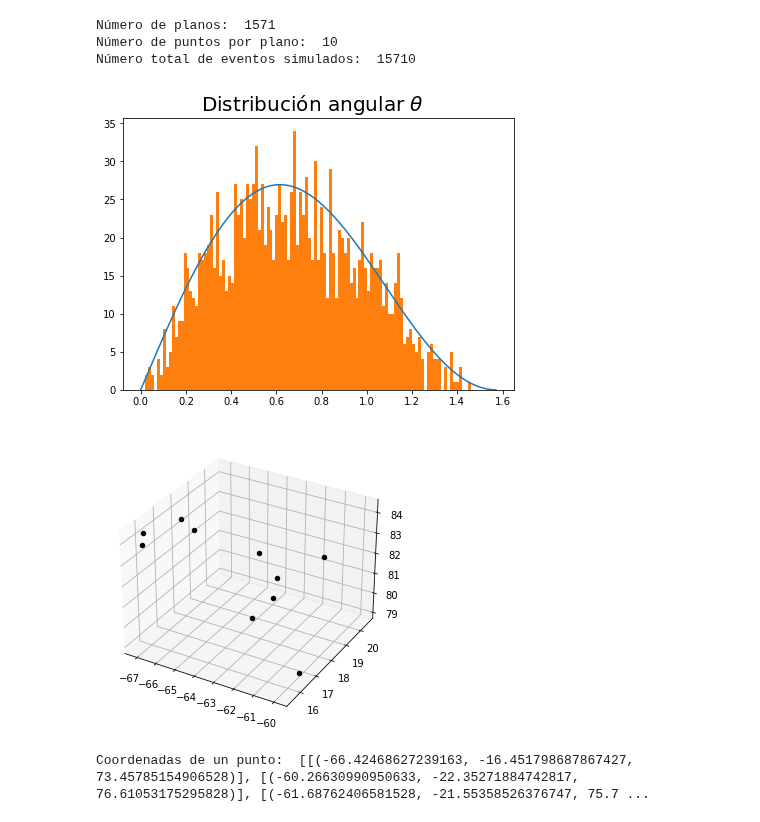
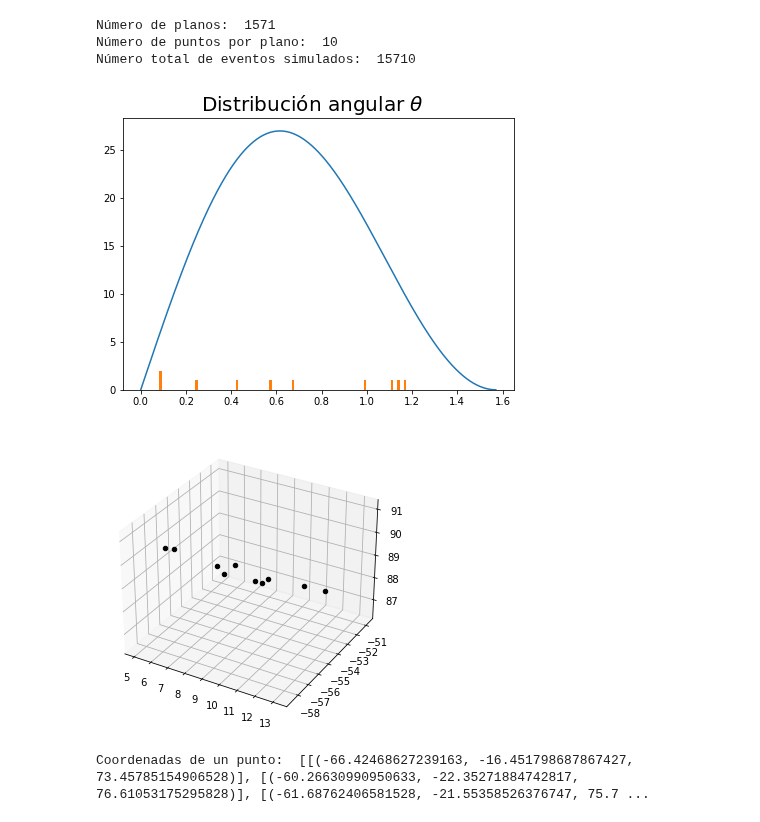
Before and after one commit to mausanram/CodigosICN, a Jupyter notebook: Simulacion_ab_initio/Sim_ab_initio.ipynb, the cells around one changed output. Saved outputs shown, nothing was run; the diff lists cells and outputs as text; code cells hidden in the pictures.

```diff
--- a/Simulacion_ab_initio/Sim_ab_initio.ipynb
+++ b/Simulacion_ab_initio/Sim_ab_initio.ipynb
@@ -22,16 +22,24 @@ Theta_true = dis_angular(Theta) ## Distribución angular theta real.
 list_random_th = []
 list_random_phi = []
 list_points_per_plane = []
+list_random_energy = []
+list_random_energy_per_plane = []
+
 Vectors = []
 Points = []
 
-for i in np.arange(0,len(Theta)):
+
+E = np.arange(10, 100000, 1)
+
+for i in np.arange(0,10):
     list_random_plane_point = []
     Random_th = rand.choices(Theta, Theta_true) ## Escoje un ángulo segun la distribución de Theta_true
-    list_random_th.append(Random_th)    ## Lo anexa en una lista
+    list_random_th.append(Random_th[0])    ## Lo anexa en una lista
 
     Random_phi = rand.choice(Phi)   ## Lo mismo pero con phi
     list_random_phi.append(Random_phi)
+
+    Energy_dist = dis_energy(E, Random_th[0])
 
     # Point = Radio * [ np.sin(Random_th) * np.cos(Random_phi), np.sin(Random_th) * np.sin(Random_phi), np.cos(Random_th)]
     Vec = coord_cartesian(Random_th, Random_phi)
@@ -57,38 +65,42 @@ for i in np.arange(0,len(Theta)):
         random_plane_point = [Point[0] + P_vector[0], Point[1] + P_vector[1], Point[2] + P_vector[2]]
         list_random_plane_point.append(random_plane_point)
 
+        Random_energy = rand.choices(E, Energy_dist)
+        list_random_energy.append(Random_energy[0])
+
+    list_random_energy_per_plane.append(list_random_energy)
     list_points_per_plane.append(list_random_plane_point)
 
 random_th_array = np.array(list_random_th)
 random_phi_array = np.array(list_random_phi)
 # type(Random_th)
 # len(Random_th)
 # Random_th
 
 fig, axs = plt.subplots(figsize=[7,5])
 
 # Theta
 axs.plot(Theta, 70 * Theta_true)
 # plt.plot(Theta_true, Theta)
 # plt.plot(list_random_th, Theta, '.')
 # plt.plot(Theta_true, list_random_th, '.')
 
 axs.hist(random_th_array, bins = 110)
 fig.suptitle(r'Distribución angular $\theta$', y = 0.95, size = 20)
 
 
 ## Phi
 # plt.hist(random_phi_array, bins = 20)
 print('Número de planos: ', len(Theta))
 print('Número de puntos por plano: ', len(list_points_per_plane[0]))
 print('Número total de eventos simulados: ', len(Theta) * len(list_points_per_plane[0]))
 
 plt.show()
 # %% [output]
 Número de planos:  1571
 Número de puntos por plano:  10
 Número total de eventos simulados:  15710
-[figure, old version]
+[figure, new version]
 # %%
 fig = plt.figure()
 # Creamos el plano 3D
@@ -118,7 +130,7 @@ ax1.plot_surface(x_s, y_s, z_s)
 # Mostramos el gráfico
 plt.show()
 # %% [output]
-[figure, old version]
+[figure, new version]
 # %%
 print('Coordenadas de un punto: ', list_points_per_plane[0])
 plt.scatter(list_random_plane_point[0], list_random_plane_point[1])
```
Also changed, not shown: parts of 2 cells of this notebook, 1 other file.
